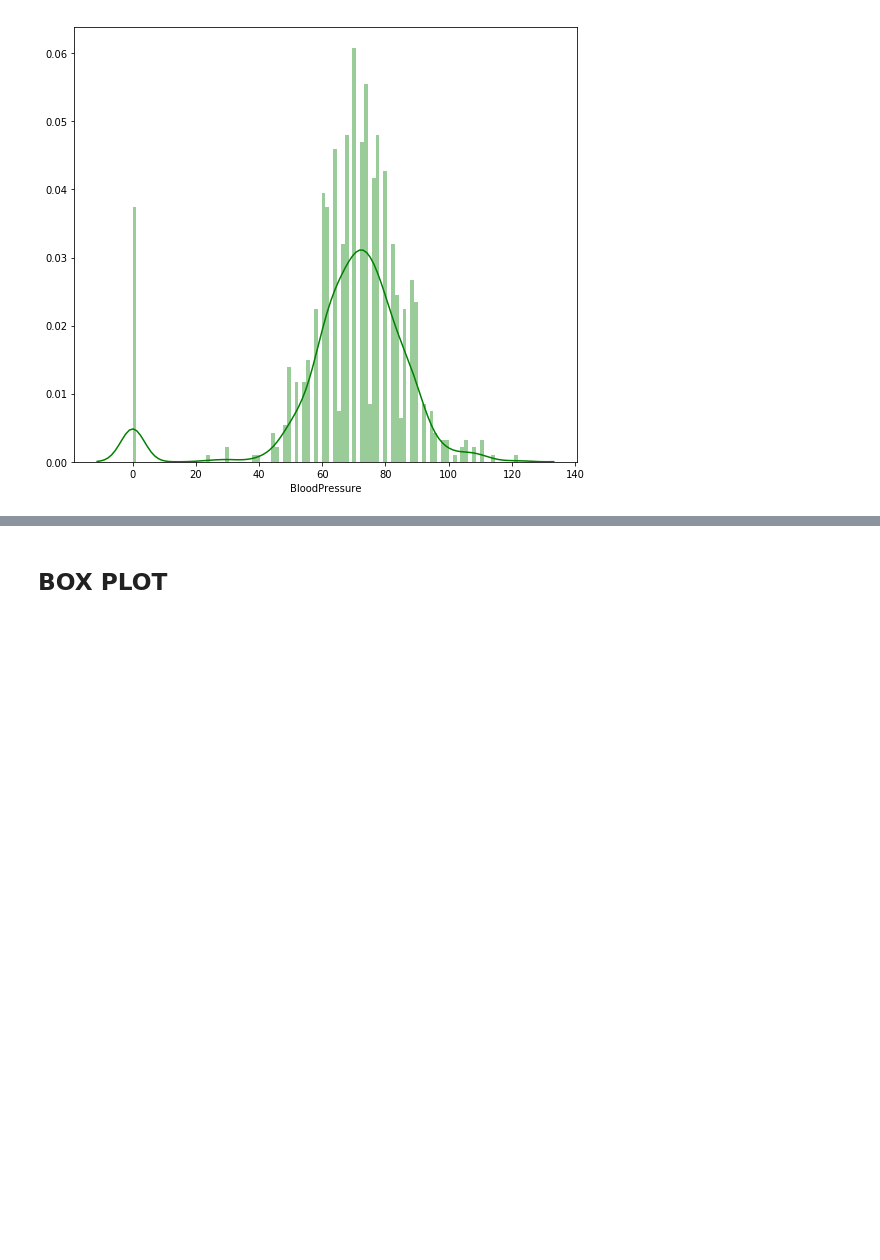
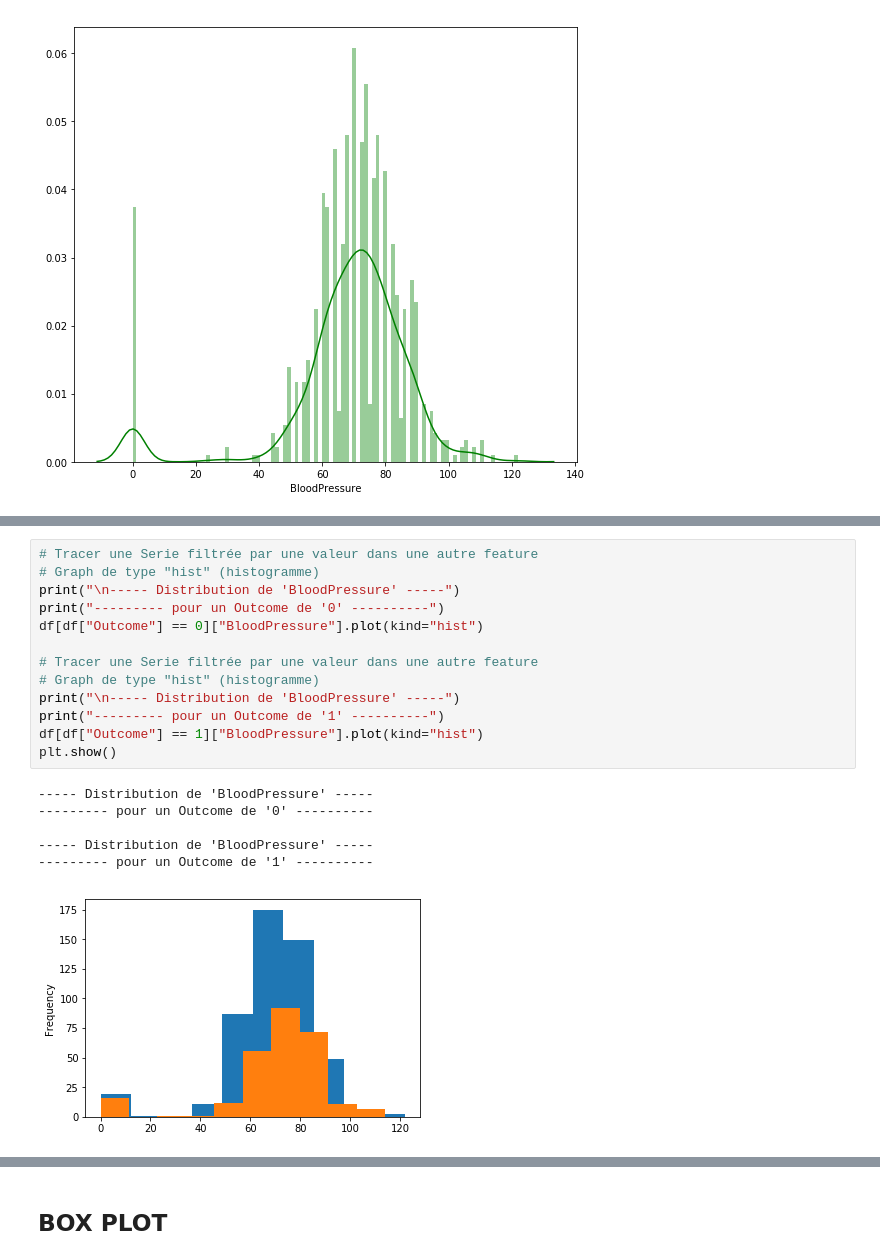
Before and after one commit to sebbsnow/choose-machine-learning-algorithms, a Jupyter notebook: choose-machine-learning-algorithms.ipynb, the cells around one changed output, grey strips where cells are left out. Saved outputs shown, nothing was run; the diff lists cells and outputs as text; blank space fills up the shorter version.

```diff
--- a/choose-machine-learning-algorithms.ipynb
+++ b/choose-machine-learning-algorithms.ipynb
@@ -191 +278,21 @@ Text(0.5,1,"Distribution de 'Survived' en fonction de 'BloodPressure'")
 [figure]
+# %%
+# Tracer une Serie filtrée par une valeur dans une autre feature
+# Graph de type "hist" (histogramme)
+print("\n----- Distribution de 'BloodPressure' -----")
+print("--------- pour un Outcome de '0' ----------")
+df[df["Outcome"] == 0]["BloodPressure"].plot(kind="hist")
+
+# Tracer une Serie filtrée par une valeur dans une autre feature
+# Graph de type "hist" (histogramme)
+print("\n----- Distribution de 'BloodPressure' -----")
+print("--------- pour un Outcome de '1' ----------")
+df[df["Outcome"] == 1]["BloodPressure"].plot(kind="hist")
+plt.show()
+# %% [output]
+----- Distribution de 'BloodPressure' -----
+--------- pour un Outcome de '0' ----------
+
+----- Distribution de 'BloodPressure' -----
+--------- pour un Outcome de '1' ----------
+[figure, added]
```
Also changed, not shown: parts of 32 cells of this notebook.
